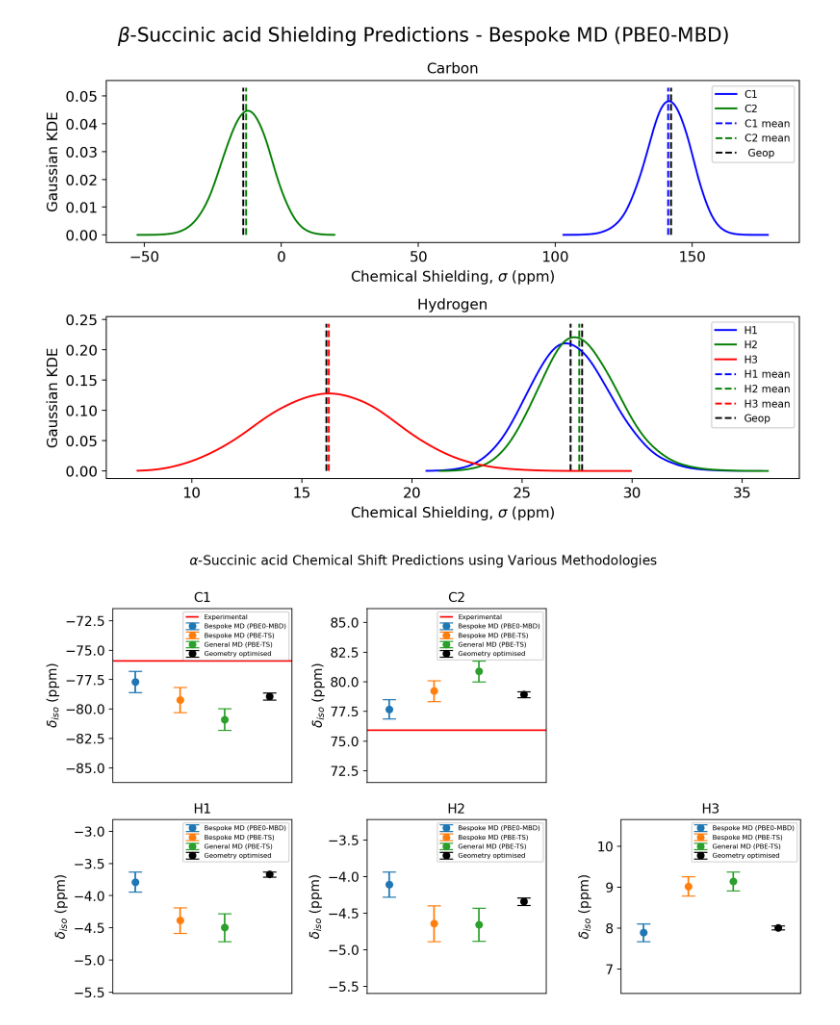
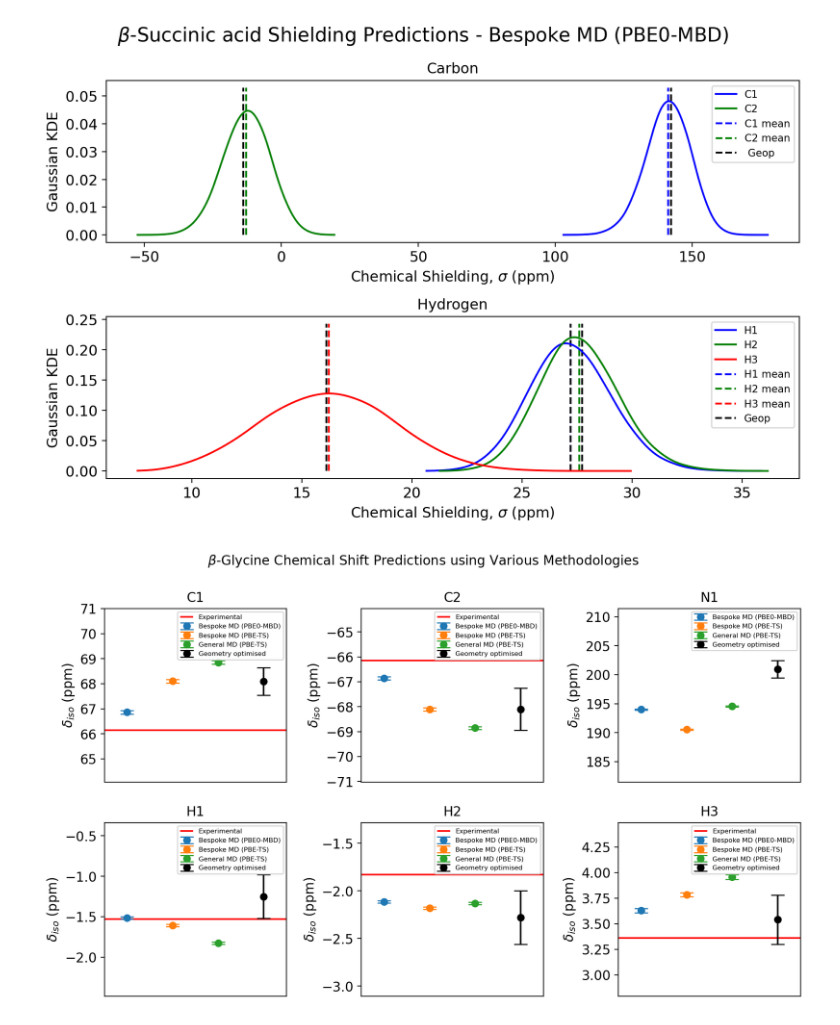
Before and after one commit to victorprincipe/genshift, a Jupyter notebook: plots/plottings_2.ipynb, the cells around one changed output. Drawn from its saved outputs; the diff is of its cells as text; code cells hidden in the pictures.

```diff
--- a/plots/plottings_2.ipynb
+++ b/plots/plottings_2.ipynb
@@ -1226,7 +1224,7 @@ def plot_shifts_pres(besmd_mbd, besmd_ts, genmd, name):
     for dataframe in [besmd_mbd, besmd_ts, genmd]:
         names = dataframe["Nucleus"]
         y = dataframe["Chemical shifts"]
-        y_error = dataframe["Total error"]
+        y_error = dataframe["Sampling error"]
         yn = dataframe["Mean shielding"]
 
         for i in range(len(names)):
@@ -1300,7 +1298,7 @@ def plot_shifts_pres(besmd_mbd, besmd_ts, genmd, name):
     shifts.tight_layout(pad=1.5, w_pad=1.5)
     return shifts
 # %%
-shifts=plot_shifts_pres(besmd_mbd=suc_a_mbd_clean, besmd_ts=suc_a_ts_clean, genmd=suc_a_gen_clean, name="succinic_a")
+shifts=plot_shifts_pres(besmd_mbd=gly_b_mbd_clean, besmd_ts=gly_b_ts_clean, genmd=gly_b_gen_clean, name="glycine_b")
 # %% [output]
-[figure, old version]
+[figure, new version]
 # %%
```
Also changed, not shown: parts of 2 cells of this notebook, 7 other files.
